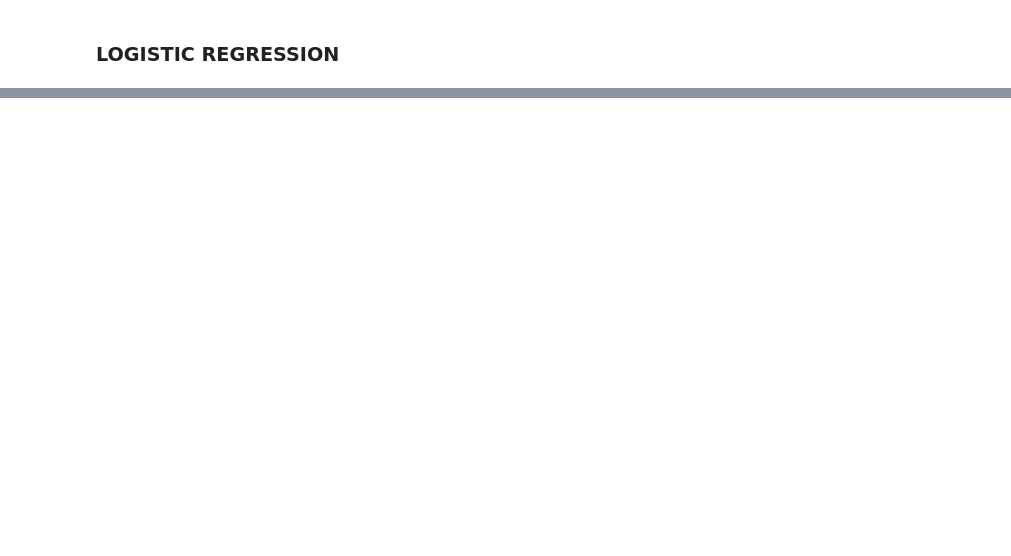
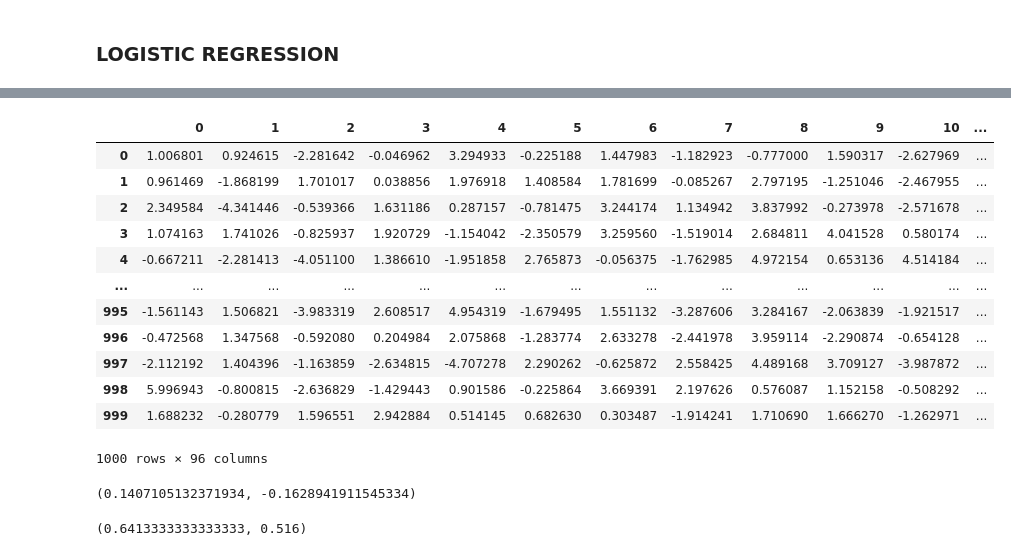
Before and after one commit to KARTHIKEYANC04052002/Machine-Learning-AI-Internship, a Jupyter notebook: ML_Internship_Assignments.ipynb, the cells around one changed output, grey strips where cells are left out. Drawn from its saved outputs; the diff is of its cells as text; code cells hidden in the pictures; blank space fills up the shorter version.

```diff
--- a/ML_Internship_Assignments.ipynb
+++ b/ML_Internship_Assignments.ipynb
@@ -595,0 +898,3 @@ rtest_df
+# %%
+imdb_df = imdb_df.head(1000)
+imdb_df
@@ -595,0 +915,14 @@ rtest_df
+# %%
+imdb_df['sentiment'] = imdb_df['sentiment'].apply(lambda x: 1 if x == 'positive' else 0)
+# %%
+nlp = spacy.load('en_core_web_sm')
+def Vectorize(text):
+  doc = nlp(text)
+  token_list = [token for token in doc]
+  filtered_tokens = [token for token in doc if not token.is_stop]
+  lemmas = [f"Token: {token}, lemma: {token.lemma_}" for token in filtered_tokens]
+  vector = filtered_tokens[1].vector
+  return list(vector)
+# %%
+imdb_df['Vector'] = imdb_df['review'].apply(lambda x:Vectorize(x))
+imdb_df
@@ -595,0 +943,18 @@ rtest_df
+# %%
+imdb_vec_df = pd.DataFrame(imdb_df['Vector'].to_dict())
+imdb_vec_df = imdb_vec_df.transpose()
+imdb_vec_df
+# %% [output]
+|  | 0 | 1 | 2 | 3 | 4 | 5 | 6 | 7 | 8 | 9 | 10 | ... |
+| 0 | 1.006801 | 0.924615 | -2.281642 | -0.046962 | 3.294933 | -0.225188 | 1.447983 | -1.182923 | -0.777000 | 1.590317 | -2.627969 | ... |
+| 1 | 0.961469 | -1.868199 | 1.701017 | 0.038856 | 1.976918 | 1.408584 | 1.781699 | -0.085267 | 2.797195 | -1.251046 | -2.467955 | ... |
+| 2 | 2.349584 | -4.341446 | -0.539366 | 1.631186 | 0.287157 | -0.781475 | 3.244174 | 1.134942 | 3.837992 | -0.273978 | -2.571678 | ... |
+| 3 | 1.074163 | 1.741026 | -0.825937 | 1.920729 | -1.154042 | -2.350579 | 3.259560 | -1.519014 | 2.684811 | 4.041528 | 0.580174 | ... |
+| 4 | -0.667211 | -2.281413 | -4.051100 | 1.386610 | -1.951858 | 2.765873 | -0.056375 | -1.762985 | 4.972154 | 0.653136 | 4.514184 | ... |
+| ... | ... | ... | ... | ... | ... | ... | ... | ... | ... | ... | ... | ... |
+| 995 | -1.561143 | 1.506821 | -3.983319 | 2.608517 | 4.954319 | -1.679495 | 1.551132 | -3.287606 | 3.284167 | -2.063839 | -1.921517 | ... |
+| 996 | -0.472568 | 1.347568 | -0.592080 | 0.204984 | 2.075868 | -1.283774 | 2.633278 | -2.441978 | 3.959114 | -2.290874 | -0.654128 | ... |
+| 997 | -2.112192 | 1.404396 | -1.163859 | -2.634815 | -4.707278 | 2.290262 | -0.625872 | 2.558425 | 4.489168 | 3.709127 | -3.987872 | ... |
+| 998 | 5.996943 | -0.800815 | -2.636829 | -1.429443 | 0.901586 | -0.225864 | 3.669391 | 2.197626 | 0.576087 | 1.152158 | -0.508292 | ... |
+| 999 | 1.688232 | -0.280779 | 1.596551 | 2.942884 | 0.514145 | 0.682630 | 0.303487 | -1.914241 | 1.710690 | 1.666270 | -1.262971 | ... |
+1000 rows × 96 columns
@@ -595,0 +968,8 @@ rtest_df
+# %%
+lin_reg_model_imdb.score(X_train, y_train), lin_reg_model_imdb.score(X_test, y_test)
+# %% [output]
+(0.1407105132371934, -0.1628941911545334)
+# %%
+log_reg_model_imdb.score(X_train, y_train), log_reg_model_imdb.score(X_test, y_test)
+# %% [output]
+(0.6413333333333333, 0.516)
```
Also changed, not shown: parts of 43 cells of this notebook.
